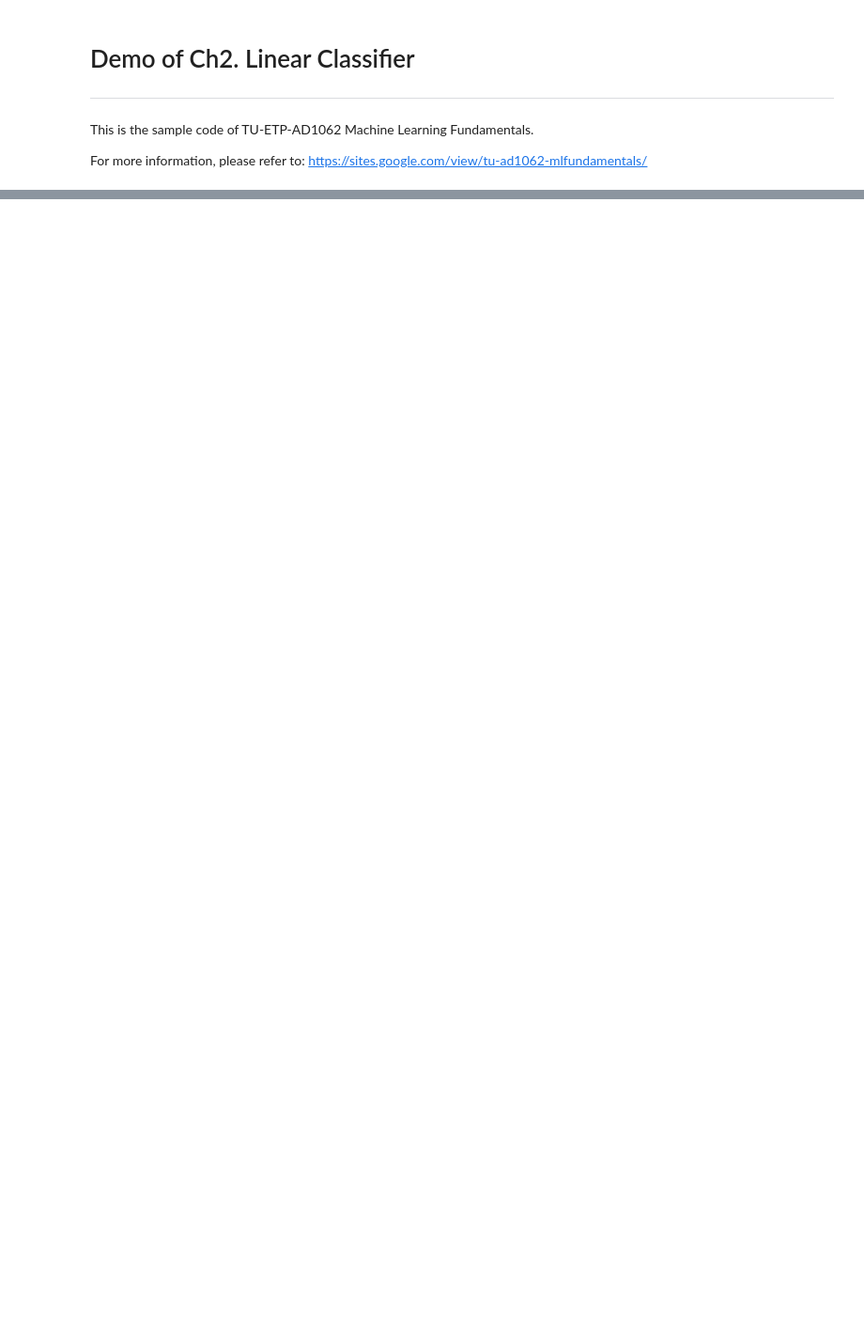
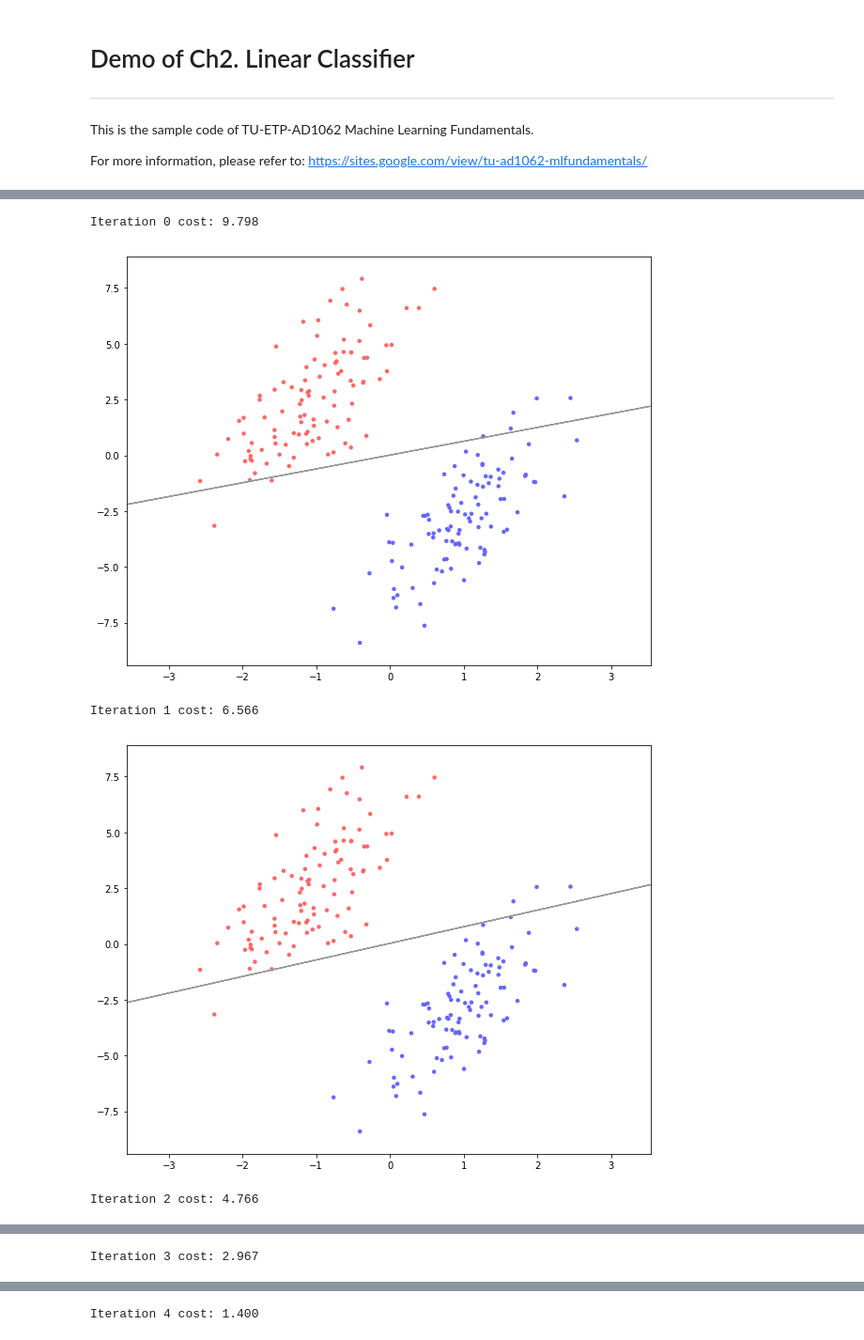
Before and after one commit to jessee-kung/tu-etp-ad1062, a Jupyter notebook: demo_02.ipynb, the cells around one changed output, grey strips where cells are left out. Shown at 94% size. Saved outputs shown, nothing was run; the diff lists cells and outputs as text; code cells hidden in the pictures; blank space fills up the shorter version.

Commit message:
[demo02] Update the demo for the linear classifier, implement Perceptron algorithm for visualization purposes

```diff
--- a/demo_02.ipynb
+++ b/demo_02.ipynb
@@ -22,0 +150,33 @@ from mlfund.plot import Plot2D
+# %%
+# Generate Training data and plot it
+np.random.seed(0)
+
+params_train = []
+
+param = GaussianParam()
+param.mean = [-1, 2.5]
+param.cov = [[1, 5], [0, 1]]
+param.N = 100
+params_train.append(param)
+
+param = GaussianParam()
+param.mean = [1, -2.5]
+param.cov = [[1, 5], [0, 1]]
+param.N = 100
+params_train.append(param)
+
+X_train, y_train = Gaussian.generate(params_train, label_type='positive_negative')
+
+clf = HandCraftedBinaryPerceptron()
+clf.fit(X_train, y_train)
+
+plot = Plot2D()
+plot.scatter(X_train, y_train)
+plot.classifierContour(X_train, y_train, clf)
+plot.show()
+# %% [output]
+Iteration 0 cost: 9.798
+[figure, added]
+Iteration 1 cost: 6.566
+[figure, added]
+Iteration 2 cost: 4.766
@@ -22,0 +184 @@ from mlfund.plot import Plot2D
+Iteration 3 cost: 2.967
@@ -22,0 +186 @@ from mlfund.plot import Plot2D
+Iteration 4 cost: 1.400
```
Also changed, not shown: parts of 19 cells of this notebook, 1 other file.
